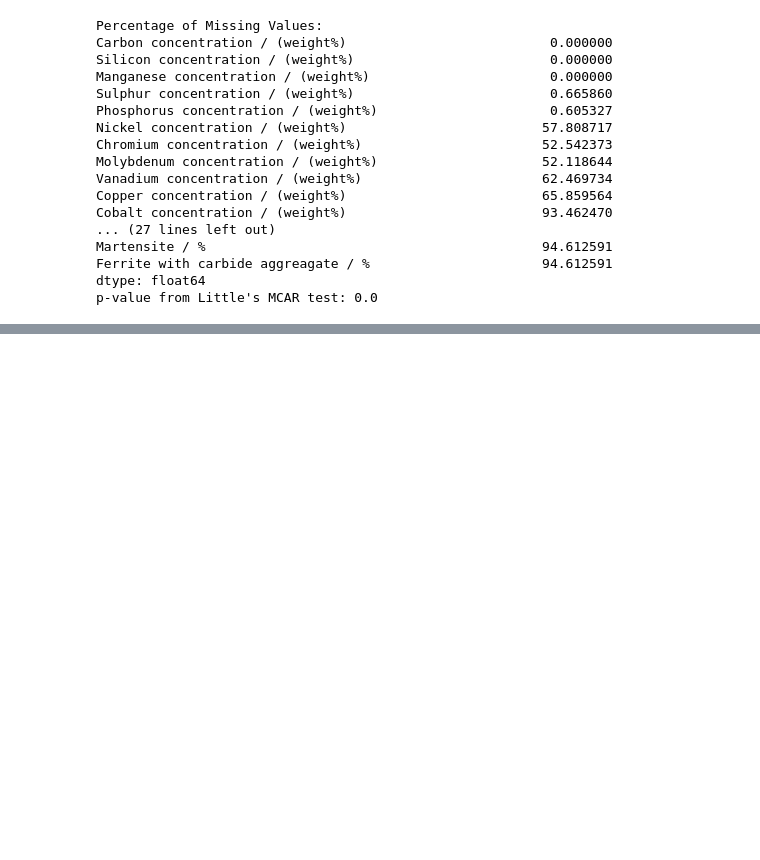
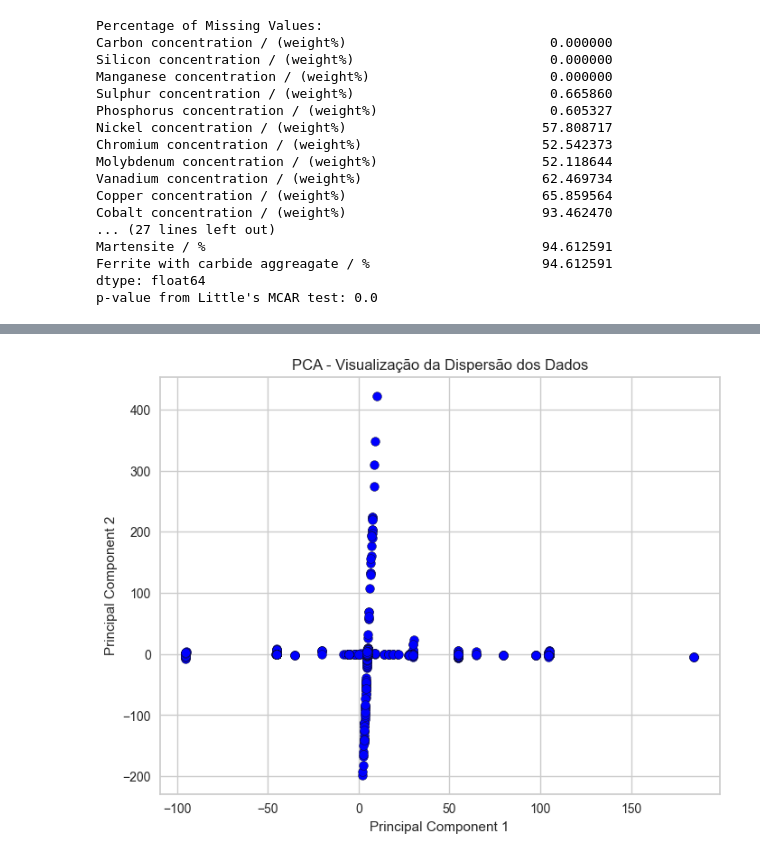
Before and after one commit to mateusgoto01/appAutoProject, a Jupyter notebook: dataframeAnalysis.ipynb, the cells around one changed output, grey strips where cells are left out. Cells and saved outputs as stored; diff of their text form; code cells hidden in the pictures; blank space fills up the shorter version.

```diff
--- a/dataframeAnalysis.ipynb
+++ b/dataframeAnalysis.ipynb
@@ -440,7 +432,7 @@ def impute_regression(df, target_column, features=None):
 # Função para imputação por KNN
 def impute_knn(df, columns=None):
     df_copy = df.copy()  # Criar uma cópia do DataFrame
-    imputer = KNNImputer(n_neighbors=2)
+    imputer = KNNImputer(n_neighbors=3)
     if columns is None:
         columns = df_copy.columns
     df_copy[columns] = imputer.fit_transform(df_copy[columns])
@@ -466,6 +458,19 @@ def impute_pattern_substitution(df, pattern_column, columns=None):
             df_copy[col] = df_copy[col].fillna(df_copy[pattern_column])  # Substituir por valores da coluna padrão
     return df_copy
 
+import pandas as pd
+from sklearn.impute import KNNImputer
+
+# Função de imputação personalizada
+def custom_imputation(df, columns=None):
+    df_copy = df.copy()  # Criar uma cópia do DataFrame
+
+    # Passo 1: Substituir NaNs nas colunas que contém "concentration" no nome por 0
+    concentration_columns = [col for col in df_copy.columns if 'concentration' in col.lower()]
+    df_copy[concentration_columns] = df_copy[concentration_columns].fillna(0)
+    return df_copy
+
+
 # Função geral para imputação
 def impute_data(df, method, *args, **kwargs):
     if method == 'mean':
@@ -484,6 +489,8 @@ def impute_data(df, method, *args, **kwargs):
         return impute_ml(df, *args, **kwargs)
     elif method == 'pattern':
         return impute_pattern_substitution(df, *args, **kwargs)
+    elif method == 'custom':
+        return custom_imputation(df, *args, **kwargs)
     else:
         raise ValueError(f"Method '{method}' is not recognized.")
 
@@ -500,0 +532,22 @@ TypeError: impute_pattern_substitution() missing 1 required positional argument:
+# %%
+from sklearn.preprocessing import RobustScaler
+
+scaler = RobustScaler()
+df_robust = scaler.fit_transform(df_ml)
+# %%
+from sklearn.decomposition import PCA
+import matplotlib.pyplot as plt
+
+# Assumindo que df_normalized já está normalizado (pode ser o df_standardized ou outro)
+pca = PCA(n_components=2)  # Reduz para 2 componentes principais para visualização
+principal_components = pca.fit_transform(df_robust)
+
+# Visualização
+plt.figure(figsize=(8, 6))
+plt.scatter(principal_components[:, 0], principal_components[:, 1], c='blue', edgecolor='k', s=50)
+plt.xlabel('Principal Component 1')
+plt.ylabel('Principal Component 2')
+plt.title('PCA - Visualização da Dispersão dos Dados')
+plt.show()
+# %% [output]
+[figure, added]
```
Also changed, not shown: parts of 11 cells of this notebook, 1 other file.
